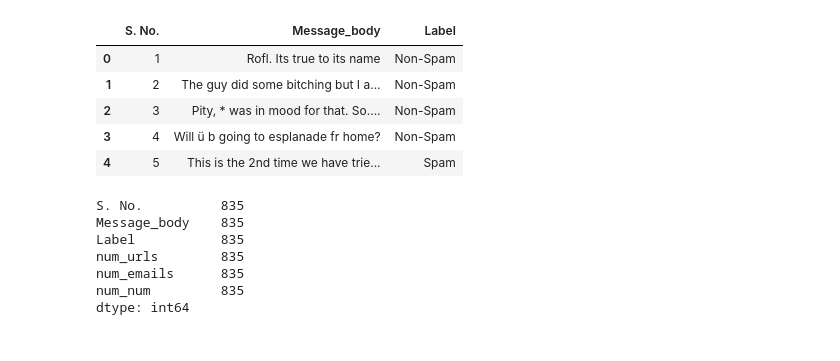
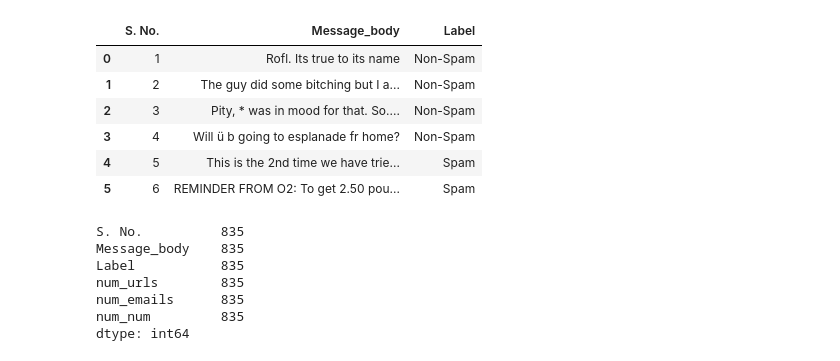
Before and after one commit to volodyapushinskiy/Pet_projects, a Jupyter notebook: Email_classification/Email_classificaton.ipynb, the cells around one changed output. Drawn from its saved outputs; the diff is of its cells as text; code cells hidden in the pictures.

```diff
--- a/Email_classification/Email_classificaton.ipynb
+++ b/Email_classification/Email_classificaton.ipynb
@@ -6,14 +6,15 @@ import warnings
 # %%
 mails=pd.read_csv('SMS_train.csv', encoding='ISO-8859-1')
 # %%
-mails.head()
+mails.head(6)
 # %% [output]
 |  | S. No. | Message_body | Label |
 | 0 | 1 | Rofl. Its true to its name | Non-Spam |
 | 1 | 2 | The guy did some bitching but I a... | Non-Spam |
 | 2 | 3 | Pity, * was in mood for that. So.... | Non-Spam |
 | 3 | 4 | Will ü b going to esplanade fr home? | Non-Spam |
 | 4 | 5 | This is the 2nd time we have trie... | Spam |
+| 5 | 6 | REMINDER FROM O2: To get 2.50 pou... | Spam |
 # %%
 non_spam_count=mails[mails['Label'] == 'Non-Spam'].count()
 non_spam_count
```
